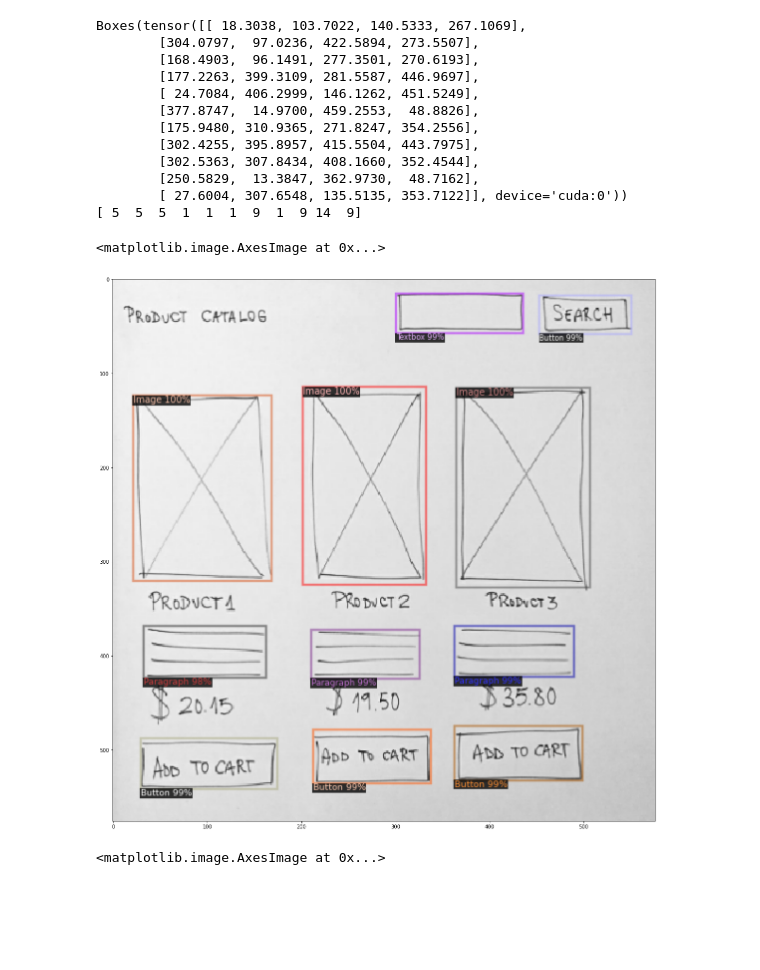
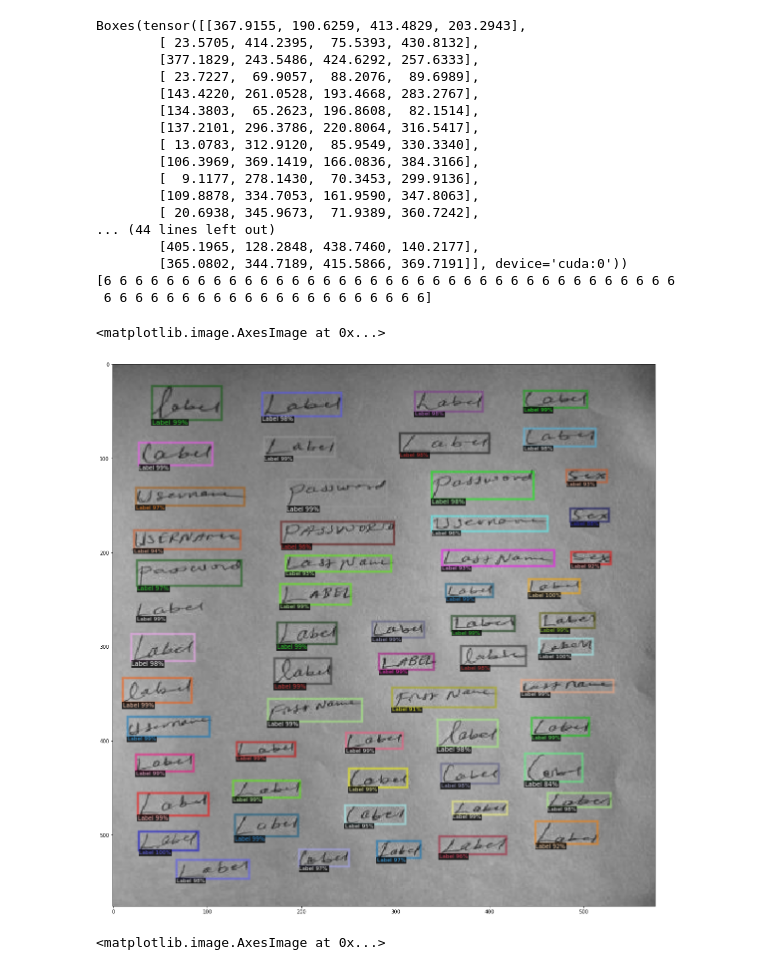
Before and after one commit to mayureshgawai/vision2code, a Jupyter notebook: code.ipynb, the cells around one changed output. Cells and saved outputs as stored; diff of their text form; code cells hidden in the pictures; blank space fills up the shorter version.

```diff
--- a/code.ipynb
+++ b/code.ipynb
@@ -55,35 +55,40 @@ predictor = DefaultPredictor(cfg)
 # %%
 from detectron2.utils.visualizer import ColorMode
 import numpy as np
 
-image = cv2.imread("test_imges\\4.png")
+image = cv2.imread("test_imges\\9.jpg")
 
 img = cv2.resize(image, (480, 480))
 img = cv2.cvtColor(img, cv2.COLOR_BGR2RGB)
 
 output = predictor(img)
 v = Visualizer(img, test_metadata, scale=1.2, instance_mode=ColorMode.IMAGE_BW)
 
 out = v.draw_instance_predictions(output["instances"].to("cpu"))
 print(output["instances"].pred_boxes)
 print(np.array(output["instances"].pred_classes.to("cpu"))+1)
 plt.figure(figsize=(20,20))
 plt.imshow(out.get_image())
 # %% [output]
-Boxes(tensor([[ 18.3038, 103.7022, 140.5333, 267.1069],
-        [304.0797,  97.0236, 422.5894, 273.5507],
-        [168.4903,  96.1491, 277.3501, 270.6193],
-        [177.2263, 399.3109, 281.5587, 446.9697],
-        [ 24.7084, 406.2999, 146.1262, 451.5249],
-        [377.8747,  14.9700, 459.2553,  48.8826],
-        [175.9480, 310.9365, 271.8247, 354.2556],
-        [302.4255, 395.8957, 415.5504, 443.7975],
-        [302.5363, 307.8434, 408.1660, 352.4544],
-        [250.5829,  13.3847, 362.9730,  48.7162],
-        [ 27.6004, 307.6548, 135.5135, 353.7122]], device='cuda:0'))
-[ 5  5  5  1  1  1  9  1  9 14  9]
+Boxes(tensor([[367.9155, 190.6259, 413.4829, 203.2943],
+        [ 23.5705, 414.2395,  75.5393, 430.8132],
+        [377.1829, 243.5486, 424.6292, 257.6333],
+        [ 23.7227,  69.9057,  88.2076,  89.6989],
+        [143.4220, 261.0528, 193.4668, 283.2767],
+        [134.3803,  65.2623, 196.8608,  82.1514],
+        [137.2101, 296.3786, 220.8064, 316.5417],
+        [ 13.0783, 312.9120,  85.9549, 330.3340],
+        [106.3969, 369.1419, 166.0836, 384.3166],
+        [  9.1177, 278.1430,  70.3453, 299.9136],
+        [109.8878, 334.7053, 161.9590, 347.8063],
+        [ 20.6938, 345.9673,  71.9389, 360.7242],
+... (44 lines left out)
+        [405.1965, 128.2848, 438.7460, 140.2177],
+        [365.0802, 344.7189, 415.5866, 369.7191]], device='cuda:0'))
+[6 6 6 6 6 6 6 6 6 6 6 6 6 6 6 6 6 6 6 6 6 6 6 6 6 6 6 6 6 6 6 6 6 6 6 6 6
+ 6 6 6 6 6 6 6 6 6 6 6 6 6 6 6 6 6 6 6 6 6]
 <matplotlib.image.AxesImage at 0x...>
-[figure, old version]
+[figure, new version]
 # %%
 # import numpy as np
 
```
Also changed, not shown: 11 other files.
